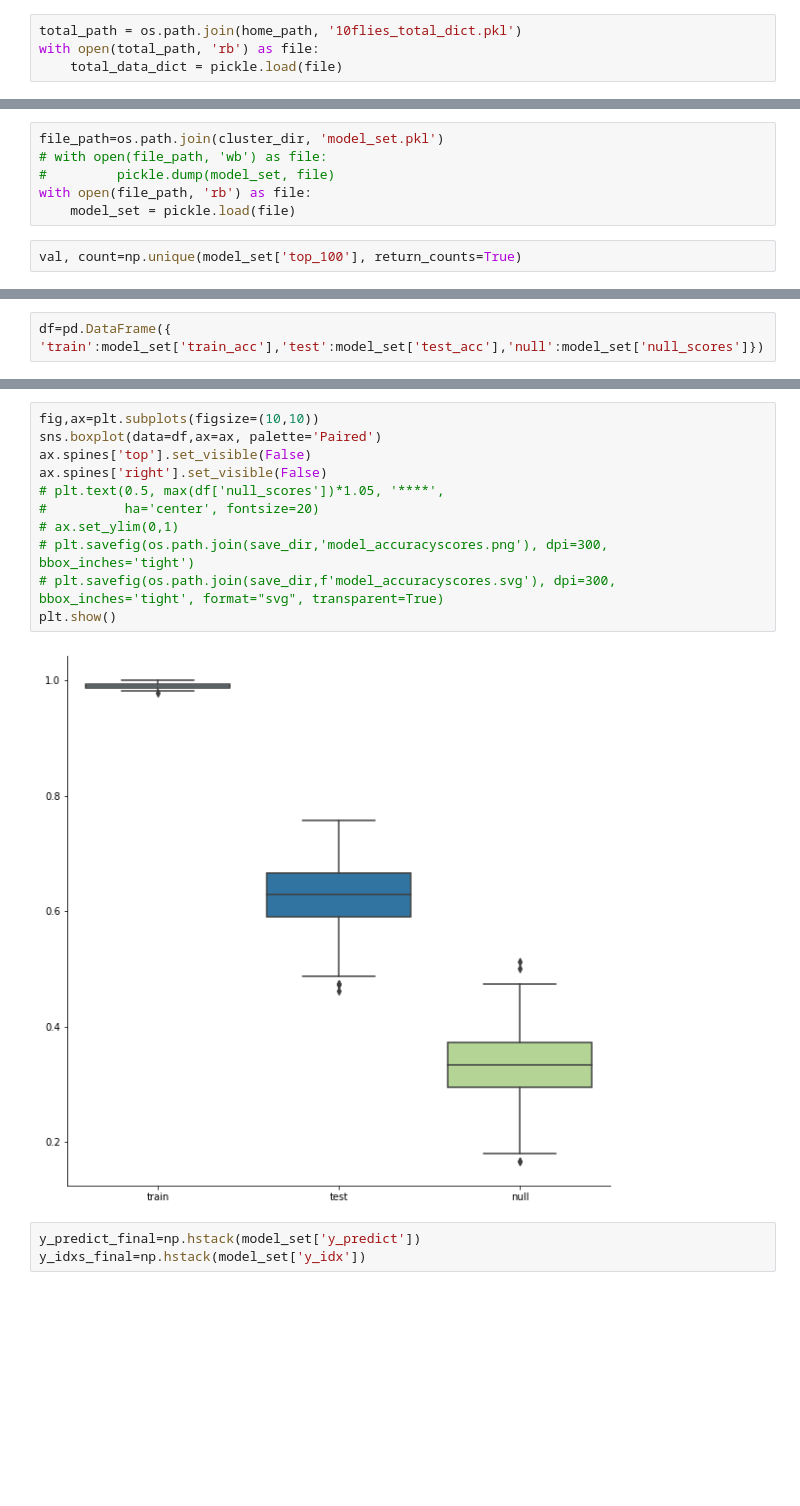
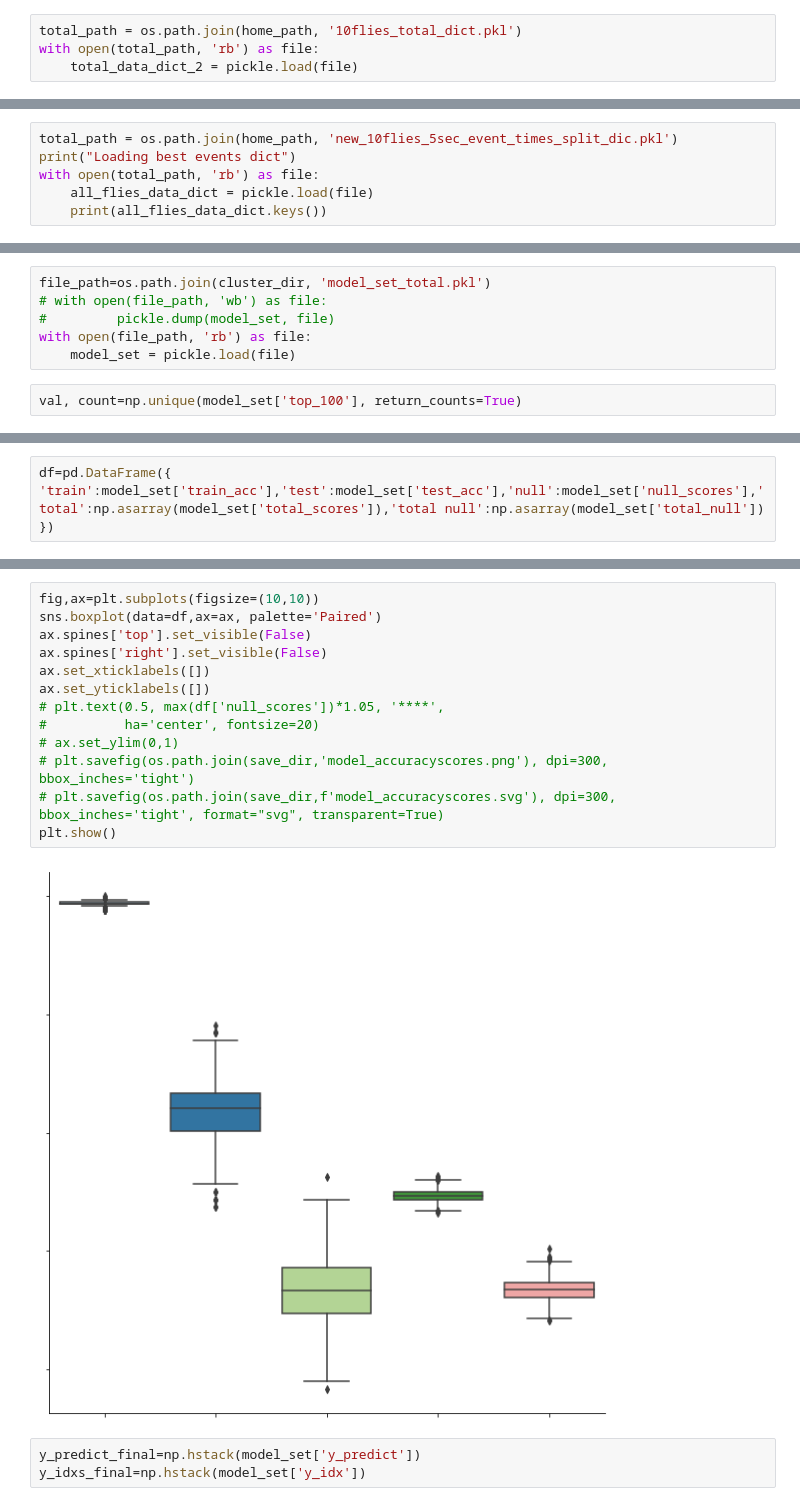
Before and after one commit to ClandininLab/brainsss, a Jupyter notebook: notebooks/20251106_fig4_FINAL.ipynb, the cells around one changed output, grey strips where cells are left out. Drawn from its saved outputs; the diff is of its cells as text; blank space fills up the shorter version.

```diff
--- a/notebooks/20251106_fig4_FINAL.ipynb
+++ b/notebooks/20251106_fig4_FINAL.ipynb
@@ -315,7 +335,7 @@ print(sep_events[499]['vals'].shape)
 # %%
 total_path = os.path.join(home_path, '10flies_total_dict.pkl')
 with open(total_path, 'rb') as file:
-    total_data_dict = pickle.load(file)
+    total_data_dict_2 = pickle.load(file)
 # %%
 total_event_times_dic={}
 total_trials={'inc':[],'dec':[],'flat':[],'non':[]}
@@ -405,0 +422,6 @@ total_events_behave[fly]['vals'].shape
+# %%
+total_path = os.path.join(home_path, 'new_10flies_5sec_event_times_split_dic.pkl')
+print("Loading best events dict")
+with open(total_path, 'rb') as file:
+    all_flies_data_dict = pickle.load(file)
+    print(all_flies_data_dict.keys())
@@ -505,5 +676,5 @@ print(np.shape(y))
 # %%
-file_path=os.path.join(cluster_dir, 'model_set.pkl')
+file_path=os.path.join(cluster_dir, 'model_set_total.pkl')
 # with open(file_path, 'wb') as file:
 #         pickle.dump(model_set, file)
 with open(file_path, 'rb') as file:
@@ -540,5 +710,5 @@ ax.spines['right'].set_visible(False)
 # %%
-df=pd.DataFrame({ 'train':model_set['train_acc'],'test':model_set['test_acc'],'null':model_set['null_scores']})
+df=pd.DataFrame({ 'train':model_set['train_acc'],'test':model_set['test_acc'],'null':model_set['null_scores'],'total':np.asarray(model_set['total_scores']),'total null':np.asarray(model_set['total_null']) })
 # %%
 print(np.mean(model_set['train_acc']))
 print(np.mean(model_set['test_acc']))
@@ -562,16 +742,18 @@ Ttest_indResult(statistic=-375.1788496063459, pvalue=0.0)
 # %%
 fig,ax=plt.subplots(figsize=(10,10))
 sns.boxplot(data=df,ax=ax, palette='Paired')
 ax.spines['top'].set_visible(False)
 ax.spines['right'].set_visible(False)
+ax.set_xticklabels([])
+ax.set_yticklabels([])
 # plt.text(0.5, max(df['null_scores'])*1.05, '****',
 #          ha='center', fontsize=20)
 # ax.set_ylim(0,1)
 # plt.savefig(os.path.join(save_dir,'model_accuracyscores.png'), dpi=300, bbox_inches='tight')
 # plt.savefig(os.path.join(save_dir,f'model_accuracyscores.svg'), dpi=300, bbox_inches='tight', format="svg", transparent=True)
 plt.show()
 # %% [output]
-[figure, old version]
+[figure, new version]
 # %%
 y_predict_final=np.hstack(model_set['y_predict'])
 y_idxs_final=np.hstack(model_set['y_idx'])
```
Also changed, not shown: parts of 65 cells of this notebook, 7 other files.
